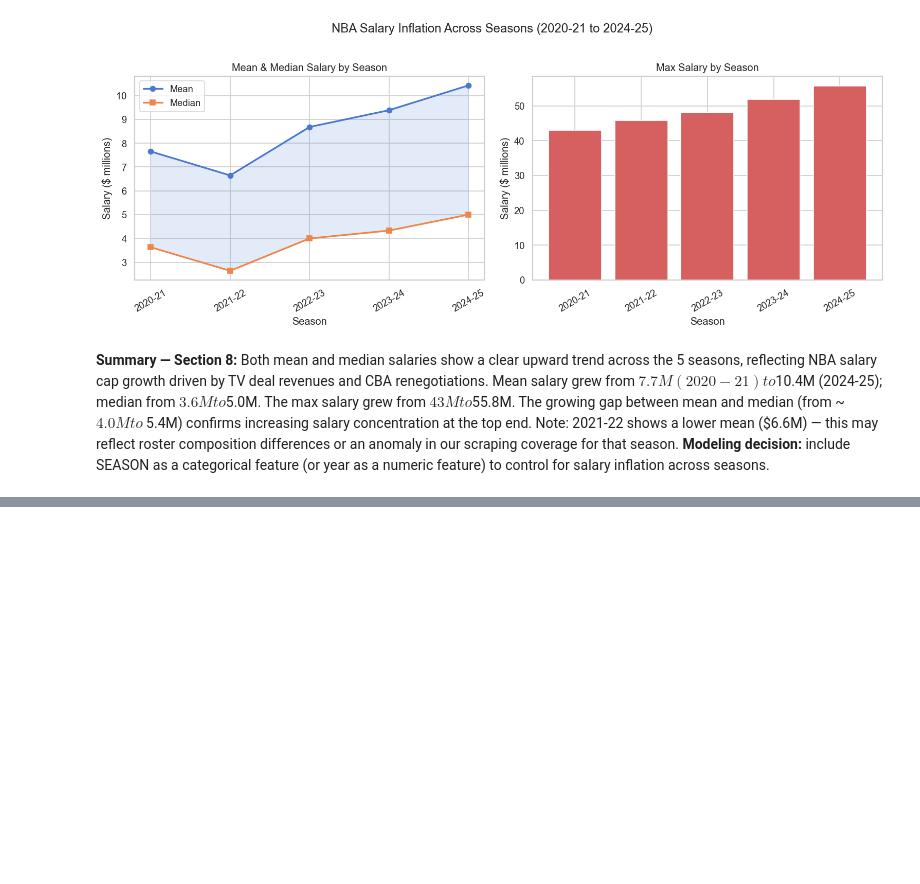
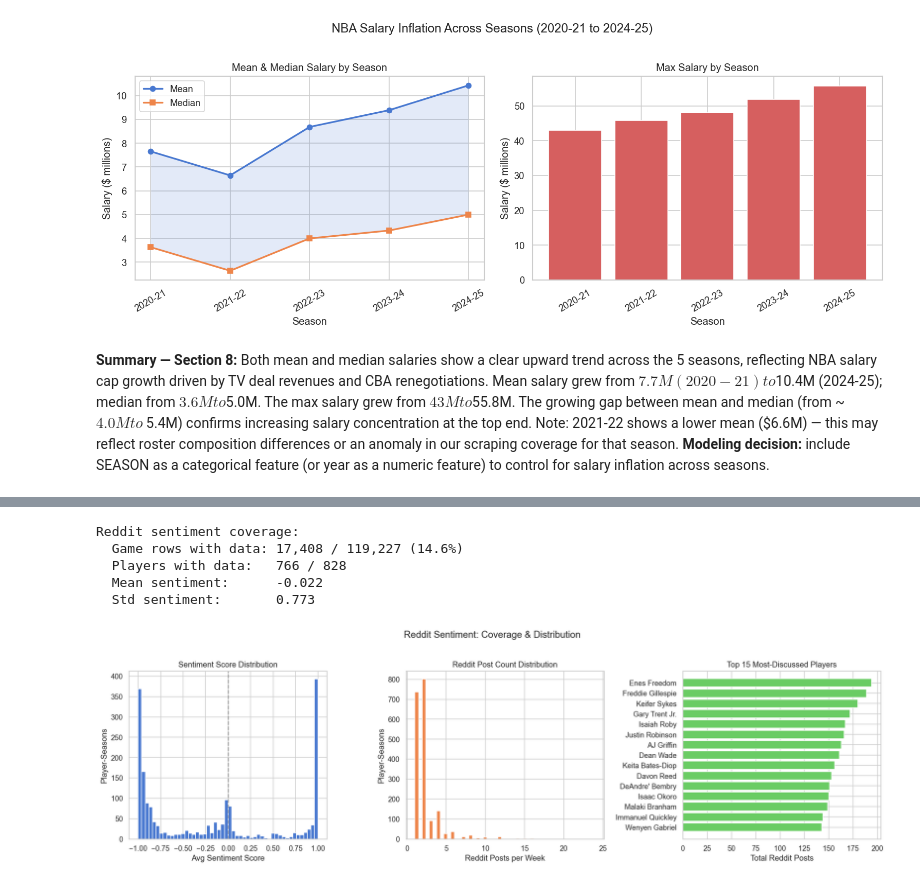
Before and after one commit to allenyjl/NBA-Salary-Prediction, a Jupyter notebook: notebooks/03_eda.ipynb, the cells around one changed output, grey strips where cells are left out. Saved outputs shown, nothing was run; the diff lists cells and outputs as text; code cells hidden in the pictures; blank space fills up the shorter version.

Commit message:
added reddit sentiments

```diff
--- a/notebooks/03_eda.ipynb
+++ b/notebooks/03_eda.ipynb
@@ -539,0 +545,64 @@ Both mean and median salaries show a clear upward trend across the 5 seasons, re
+# %%
+# Reddit sentiment coverage and distribution
+has_sentiment = df.filter(pl.col("REDDIT_POST_COUNT") > 0)
+total_rows = len(df)
+covered_rows = len(has_sentiment)
+covered_players = has_sentiment.select("PLAYER_NAME").unique().shape[0]
+total_players = df.select("PLAYER_NAME").unique().shape[0]
+
+print(f"Reddit sentiment coverage:")
+print(f"  Game rows with data: {covered_rows:,} / {total_rows:,} ({covered_rows/total_rows*100:.1f}%)")
+print(f"  Players with data:   {covered_players} / {total_players}")
+print(f"  Mean sentiment:      {df['REDDIT_SENTIMENT_AVG'].mean():.3f}")
+print(f"  Std sentiment:       {df.filter(pl.col('REDDIT_POST_COUNT') > 0)['REDDIT_SENTIMENT_AVG'].std():.3f}")
+
+# Player-season level aggregates
+sent_player_season = (
+    df.filter(pl.col("REDDIT_POST_COUNT") > 0)
+    .select(["PLAYER_NAME", "SEASON", "REDDIT_SENTIMENT_AVG", "REDDIT_POST_COUNT", "SEASON_SALARY"])
+    .unique(subset=["PLAYER_NAME", "SEASON"])
+    .to_pandas()
+)
+
+fig, axes = plt.subplots(1, 3, figsize=(17, 5))
+
+# Histogram of sentiment scores (player-season level)
+axes[0].hist(sent_player_season["REDDIT_SENTIMENT_AVG"], bins=50,
+             color=sns.color_palette("muted")[0], edgecolor="white")
+axes[0].axvline(0, color="grey", linestyle="--", alpha=0.7)
+axes[0].set_xlabel("Avg Sentiment Score")
+axes[0].set_ylabel("Player-Seasons")
+axes[0].set_title("Sentiment Score Distribution")
+
+# Post count distribution
+axes[1].hist(sent_player_season["REDDIT_POST_COUNT"], bins=50,
+             color=sns.color_palette("muted")[1], edgecolor="white")
+axes[1].set_xlabel("Reddit Posts per Week")
+axes[1].set_ylabel("Player-Seasons")
+axes[1].set_title("Reddit Post Count Distribution")
+
+# Top 15 most-discussed players
+top_discussed = (
+    df.filter(pl.col("REDDIT_POST_COUNT") > 0)
+    .group_by("PLAYER_NAME")
+    .agg(pl.col("REDDIT_POST_COUNT").sum())
+    .sort("REDDIT_POST_COUNT", descending=True)
+    .head(15)
+    .to_pandas()
+)
+axes[2].barh(top_discussed["PLAYER_NAME"][::-1], top_discussed["REDDIT_POST_COUNT"][::-1],
+             color=sns.color_palette("muted")[2])
+axes[2].set_xlabel("Total Reddit Posts")
+axes[2].set_title("Top 15 Most-Discussed Players")
+
+plt.suptitle("Reddit Sentiment: Coverage & Distribution", y=1.02)
+plt.tight_layout()
+plt.savefig(FIGURES_DIR / "fig9_sentiment_distribution.png", bbox_inches="tight")
+plt.show()
+# %% [output]
+Reddit sentiment coverage:
+  Game rows with data: 17,408 / 119,227 (14.6%)
+  Players with data:   766 / 828
+  Mean sentiment:      -0.022
+  Std sentiment:       0.773
+[figure, added]
```
Also changed, not shown: parts of 10 cells of this notebook, 15 other files.
